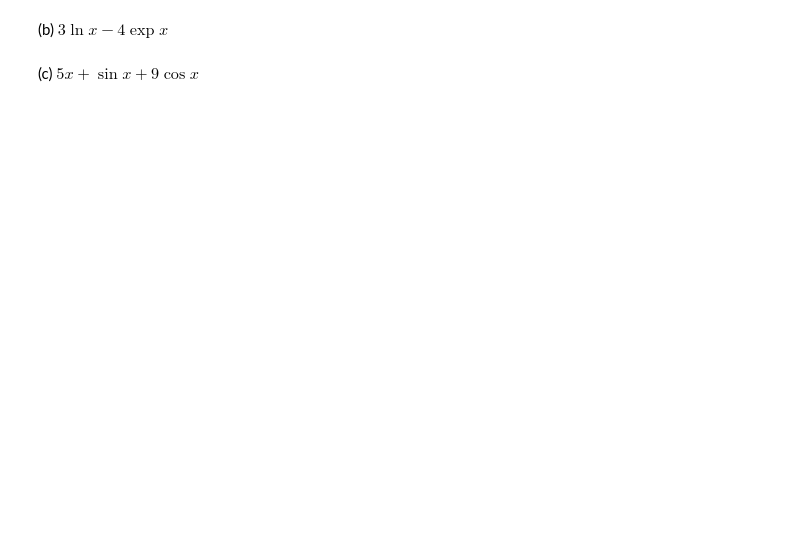
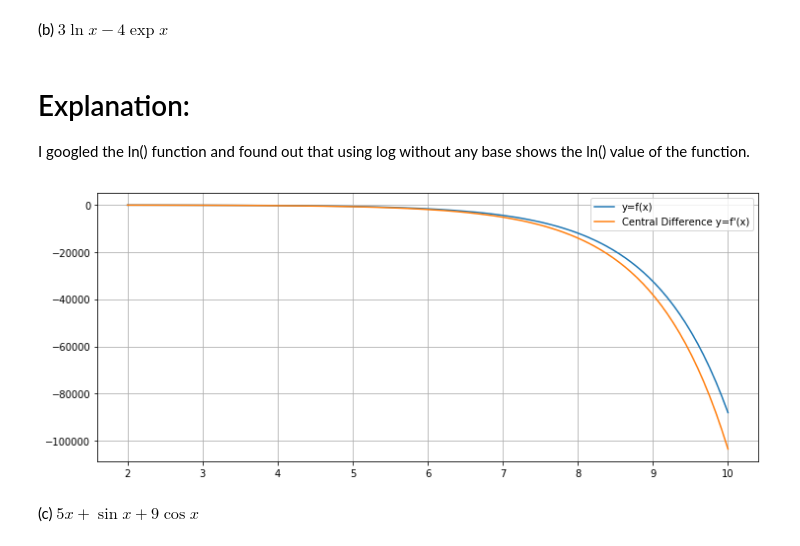
Before and after one commit to pooyansalehi/DIPastro2019, a Jupyter notebook: lab1/lab1.ipynb, the cells around one changed output. Saved outputs shown, nothing was run; the diff lists cells and outputs as text; code cells hidden in the pictures; blank space fills up the shorter version.

```diff
--- a/lab1/lab1.ipynb
+++ b/lab1/lab1.ipynb
@@ -121,4 +285,23 @@ Plot the following functions and their first derivatives in the same diagram in
 # %% [markdown]
 (b) $3 \ln x − 4 \exp x$
+# %% [markdown]
+# Explanation:
+
+I googled the ln() function and found out that using log without any base shows the ln() value of the function.
+# %%
+x = np.linspace(2,10,100)
+f = lambda x: (3*(np.log(x))-4*(np.exp(x)))
+y = f(x)
+dydx = derivative(f,x)
+
+plt.figure(figsize=(12,5))
+plt.plot(x,y,label='y=f(x)')
+plt.plot(x,dydx,label="Central Difference y=f'(x)")
+plt.legend()
+plt.grid(True)
+
+plt.show()
+# %% [output]
+[figure, added]
 # %% [markdown]
 (c) $5x + \sin x + 9 \cos x$
```
Also changed, not shown: parts of 31 cells of this notebook.
